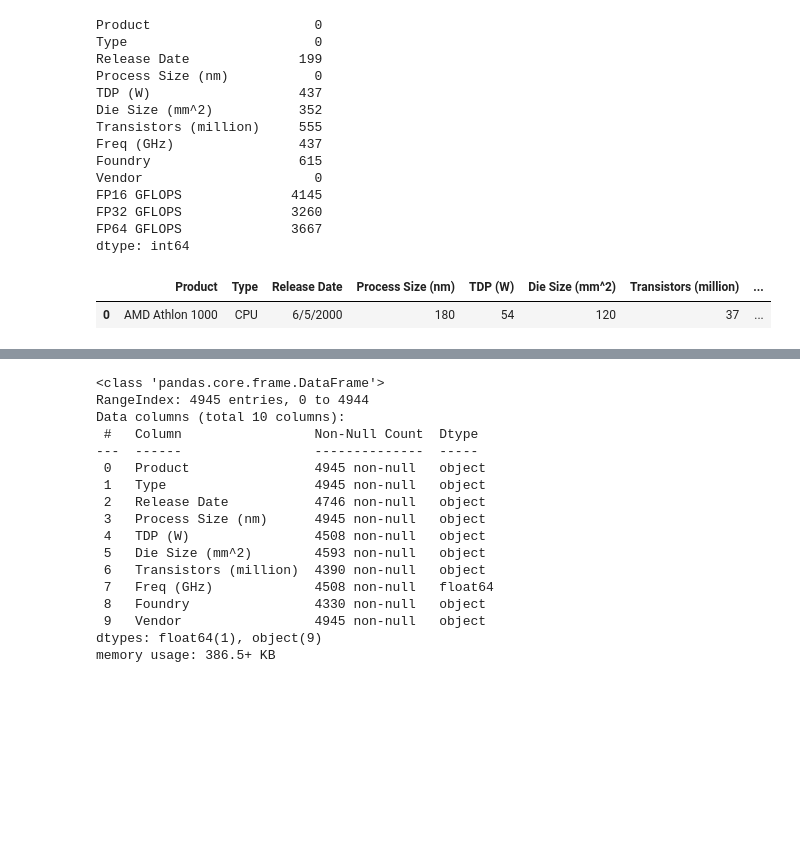
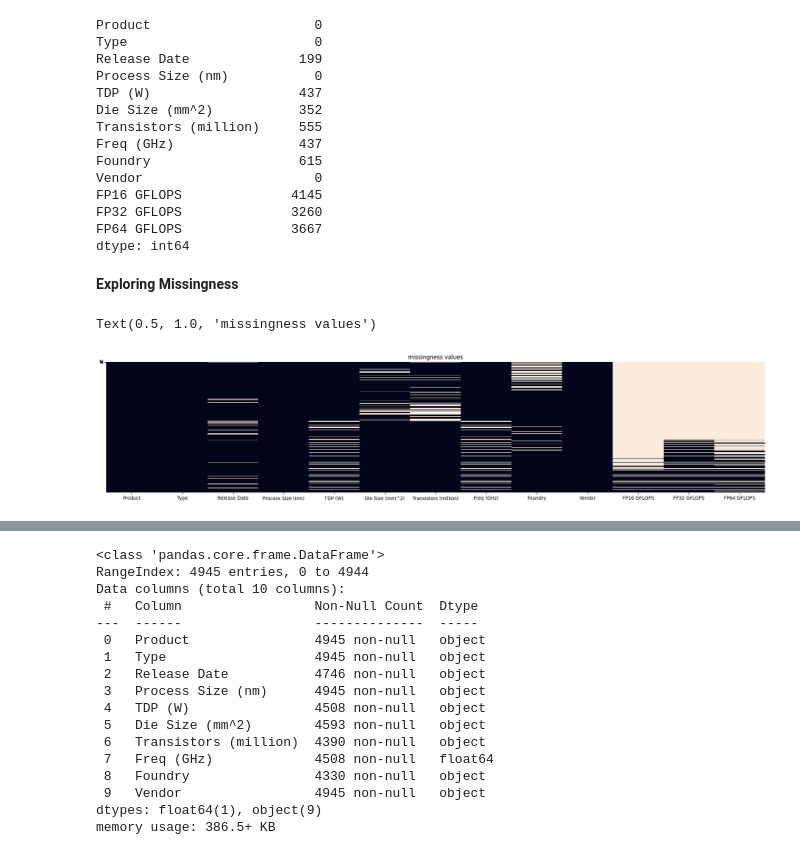
Before and after one commit to Karlajack/Machine_Learning_24e, a Jupyter notebook: Wk1_Data_Cleaning_Project_Chips_dataset.ipynb, the cells around one changed output, grey strips where cells are left out. Cells and saved outputs as stored; diff of their text form; code cells hidden in the pictures; blank space fills up the shorter version.

```diff
--- a/Wk1_Data_Cleaning_Project_Chips_dataset.ipynb
+++ b/Wk1_Data_Cleaning_Project_Chips_dataset.ipynb
@@ -92,8 +92,13 @@ FP16 GFLOPS              4145
 FP32 GFLOPS              3260
 FP64 GFLOPS              3667
 dtype: int64
-# %%
-df.head(1)
-# %% [output]
-|  | Product | Type | Release Date | Process Size (nm) | TDP (W) | Die Size (mm^2) | Transistors (million) | ... |
-| 0 | AMD Athlon 1000 | CPU | 6/5/2000 | 180 | 54 | 120 | 37 | ... |
+# %% [markdown]
+**Exploring Missingness**
+# %%
+# Missingness in whole dataset
+plt.figure(figsize=(25,5))
+sns.heatmap(df.isnull(),yticklabels="None",cbar=False)
+plt.title("missingness values")
+# %% [output]
+Text(0.5, 1.0, 'missingness values')
+[figure, added]
```
Also changed, not shown: parts of 12 cells of this notebook.
